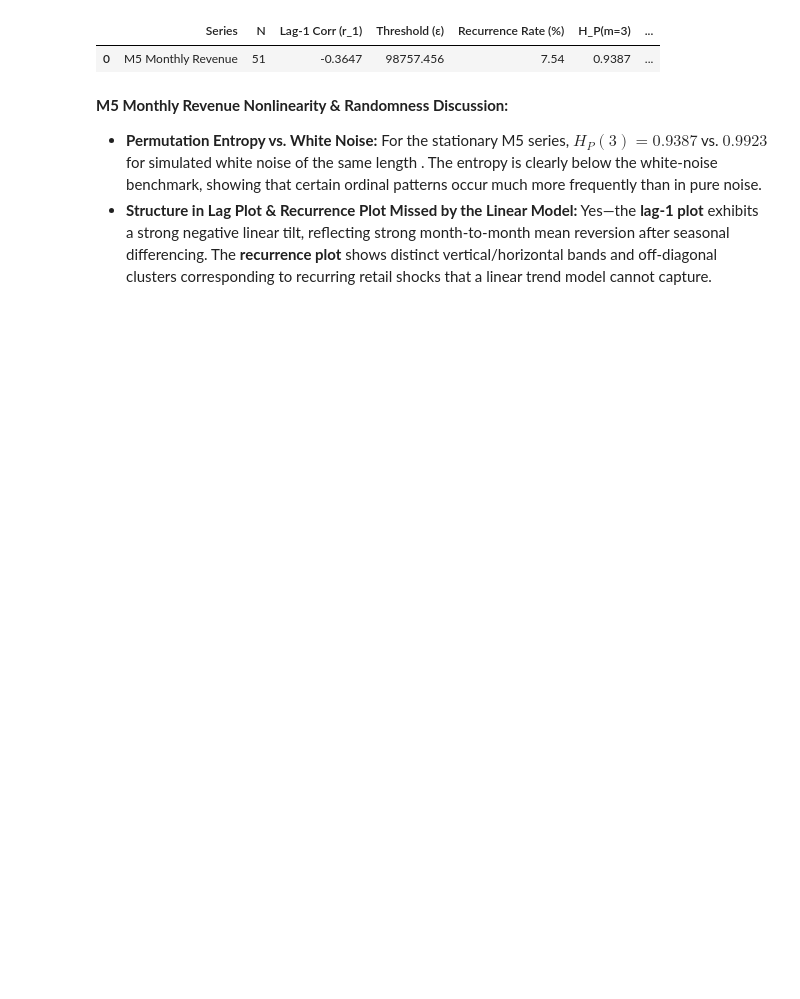
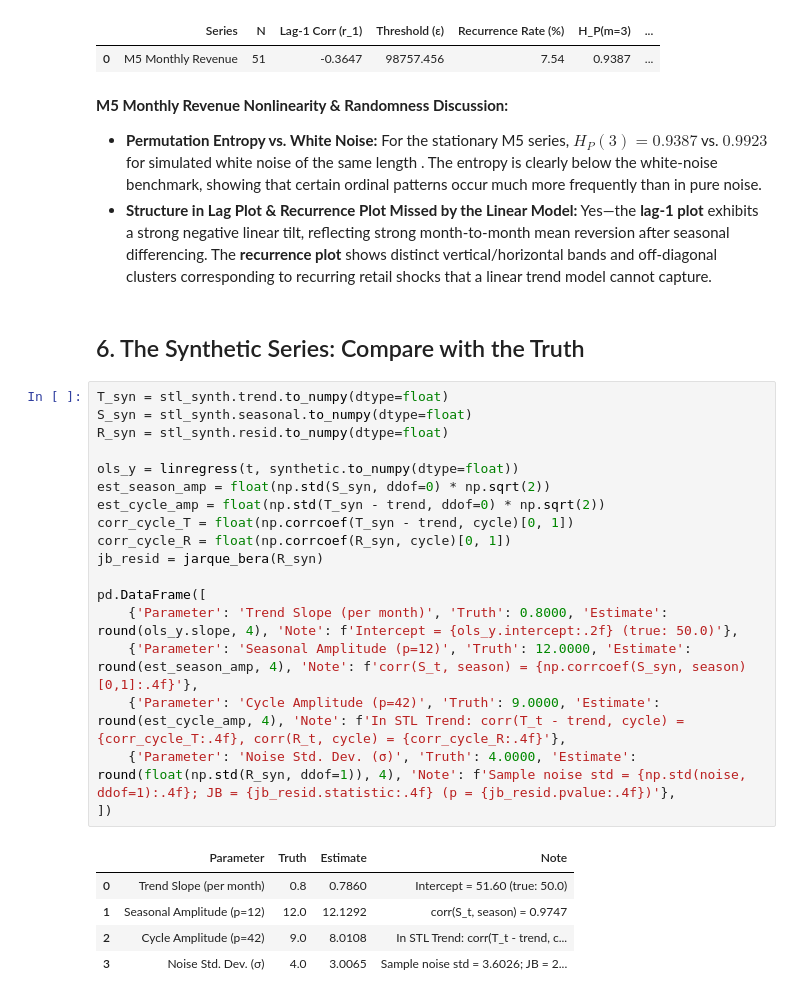
Before and after one commit to elias2304/notebooks, a Jupyter notebook: tis/hw2/hw2.ipynb, the cells around one changed output. Saved outputs shown, nothing was run; the diff lists cells and outputs as text; blank space fills up the shorter version.

```diff
--- a/tis/hw2/hw2.ipynb
+++ b/tis/hw2/hw2.ipynb
@@ -709,3 +714,29 @@ pd.DataFrame([res_m5_nl])
 **M5 Monthly Revenue Nonlinearity & Randomness Discussion:**
 - **Permutation Entropy vs. White Noise:** For the stationary M5 series, $H_P(3) = 0.9387$ vs. $0.9923$ for simulated white noise of the same length . The entropy is clearly below the white-noise benchmark, showing that certain ordinal patterns occur much more frequently than in pure noise.
 - **Structure in Lag Plot & Recurrence Plot Missed by the Linear Model:** Yes—the **lag-1 plot** exhibits a strong negative linear tilt, reflecting strong month-to-month mean reversion after seasonal differencing. The **recurrence plot** shows distinct vertical/horizontal bands and off-diagonal clusters corresponding to recurring retail shocks that a linear trend model cannot capture.
+# %% [markdown]
+## 6. The Synthetic Series: Compare with the Truth
+# %%
+T_syn = stl_synth.trend.to_numpy(dtype=float)
+S_syn = stl_synth.seasonal.to_numpy(dtype=float)
+R_syn = stl_synth.resid.to_numpy(dtype=float)
+
+ols_y = linregress(t, synthetic.to_numpy(dtype=float))
+est_season_amp = float(np.std(S_syn, ddof=0) * np.sqrt(2))
+est_cycle_amp = float(np.std(T_syn - trend, ddof=0) * np.sqrt(2))
+corr_cycle_T = float(np.corrcoef(T_syn - trend, cycle)[0, 1])
+corr_cycle_R = float(np.corrcoef(R_syn, cycle)[0, 1])
+jb_resid = jarque_bera(R_syn)
+
+pd.DataFrame([
+    {'Parameter': 'Trend Slope (per month)', 'Truth': 0.8000, 'Estimate': round(ols_y.slope, 4), 'Note': f'Intercept = {ols_y.intercept:.2f} (true: 50.0)'},
+    {'Parameter': 'Seasonal Amplitude (p=12)', 'Truth': 12.0000, 'Estimate': round(est_season_amp, 4), 'Note': f'corr(S_t, season) = {np.corrcoef(S_syn, season)[0,1]:.4f}'},
+    {'Parameter': 'Cycle Amplitude (p=42)', 'Truth': 9.0000, 'Estimate': round(est_cycle_amp, 4), 'Note': f'In STL Trend: corr(T_t - trend, cycle) = {corr_cycle_T:.4f}, corr(R_t, cycle) = {corr_cycle_R:.4f}'},
+    {'Parameter': 'Noise Std. Dev. (σ)', 'Truth': 4.0000, 'Estimate': round(float(np.std(R_syn, ddof=1)), 4), 'Note': f'Sample noise std = {np.std(noise, ddof=1):.4f}; JB = {jb_resid.statistic:.4f} (p = {jb_resid.pvalue:.4f})'},
+])
+# %% [output]
+|  | Parameter | Truth | Estimate | Note |
+| 0 | Trend Slope (per month) | 0.8 | 0.7860 | Intercept = 51.60 (true: 50.0) |
+| 1 | Seasonal Amplitude (p=12) | 12.0 | 12.1292 | corr(S_t, season) = 0.9747 |
+| 2 | Cycle Amplitude (p=42) | 9.0 | 8.0108 | In STL Trend: corr(T_t - trend, c... |
+| 3 | Noise Std. Dev. (σ) | 4.0 | 3.0065 | Sample noise std = 3.6026; JB = 2... |
```
Also changed, not shown: parts of 20 cells of this notebook, 1 other file.
